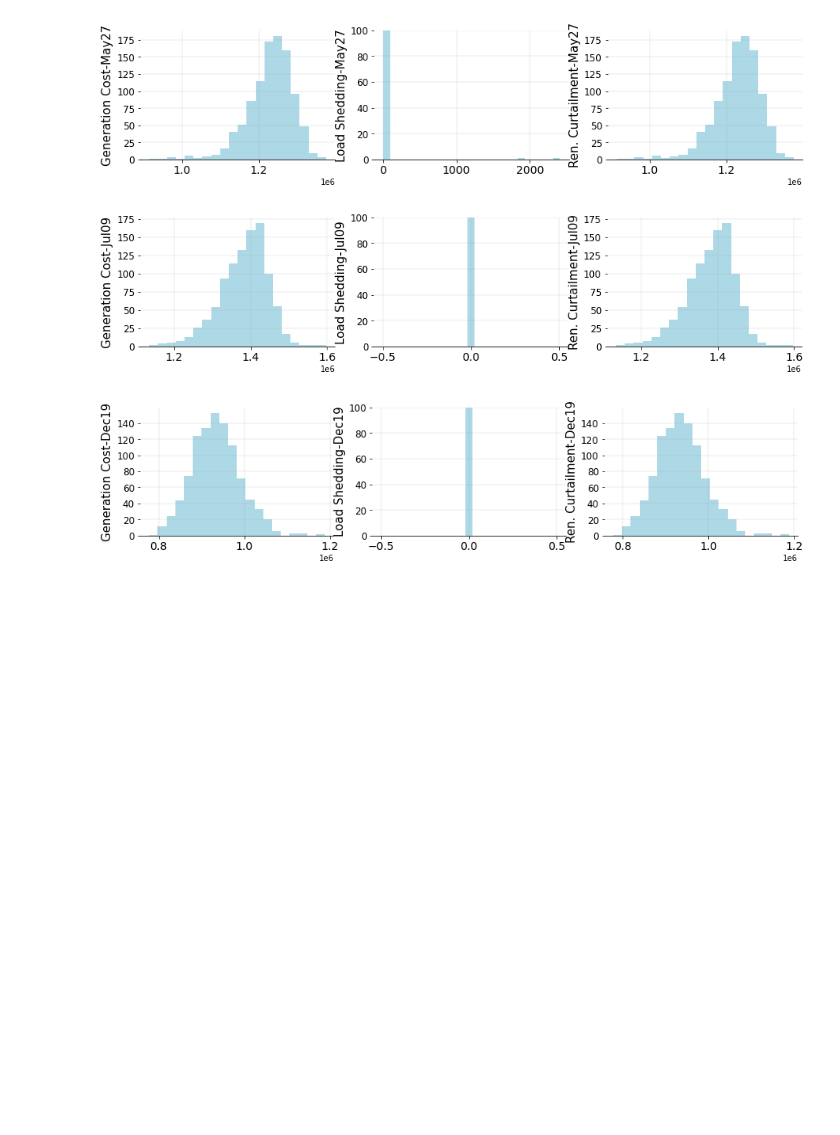
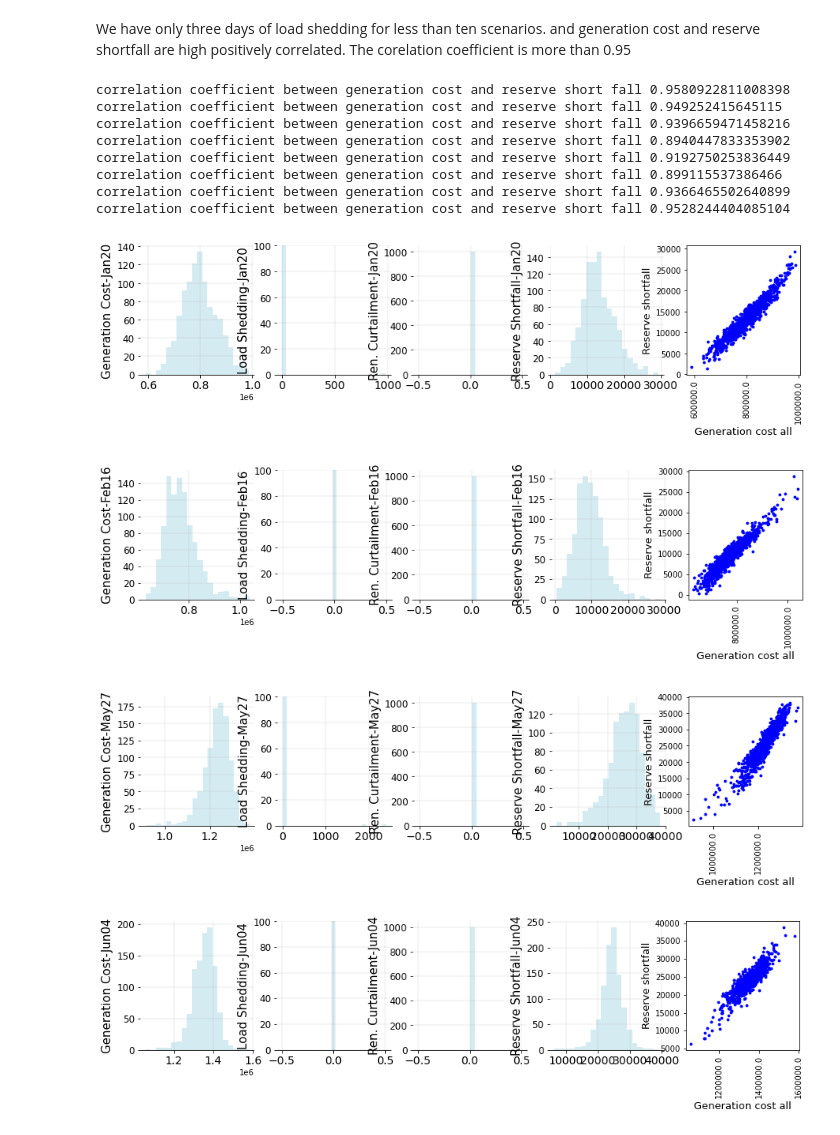
Before and after one commit to MahashwetaPatra/Financial-Modeling-Renewable-Energy, a Jupyter notebook: PythonJupyterNotebook/TexasDataRisk/RiskAllocation-TexasData.ipynb, the cells around one changed output. Cells and saved outputs as stored; diff of their text form; code cells hidden in the pictures; blank space fills up the shorter version.

```diff
--- a/PythonJupyterNotebook/TexasDataRisk/RiskAllocation-TexasData.ipynb
+++ b/PythonJupyterNotebook/TexasDataRisk/RiskAllocation-TexasData.ipynb
@@ -107,10 +145,10 @@ def PlotingRelationship1(time, WindScenarios,WindMean,SolarScenarios,SolarMean,
 # %%
 file_dir = "C:\\Users\\Mahashweta Patra\\Downloads\\ProcessedDataTexas\\"
-for date in ["May27","Jul09","Dec19"]:
+for date in ["Jan20","Feb16","May27","Jun04","Jul09","Sep04","Nov20","Dec19"]:
     WindScenarios = pd.read_csv(file_dir+date+"\\WindScenariosAggregated.csv")
     SolarScenarios=pd.read_csv(file_dir+date+"\\SolarScenariosAggregated.csv")
     LoadScenarios=pd.read_csv(file_dir+date+"\\LoadScenariosAggregated.csv")
-    Mean = pd.read_csv(file_dir+date+"\\Mean.csv")
-    time= Mean['time']
+    MeanScenario = pd.read_csv(file_dir+date+"\\Mean.csv")
+    time= MeanScenario['time']
     PlotingScenarios(time, WindScenarios,SolarScenarios, LoadScenarios)
 # %% [output]
@@ -120,13 +163,23 @@ for date in ["May27","Jul09","Dec19"]:
+# %% [markdown]
+We have only three days of load shedding for less than ten scenarios. and generation cost and reserve shortfall are high positively correlated. The corelation coefficient is more than 0.95
 # %%
-for date in ["May27","Jul09","Dec19"]:
+for date in ["Jan20","Feb16","May27","Jun04","Jul09","Sep04","Nov20","Dec19"]:
     VaticOutput = pd.read_csv(file_dir+date+"\\VaticOutput.csv")
     GenerationCostAll=VaticOutput['GenerationCostAll']
     LoadSheddingAll=VaticOutput['LoadSheddingAll']
     RenewableCurtailmentAll=VaticOutput['RenewableCurtailmentAll']
-    Mean = pd.read_csv(file_dir+date+"\\Mean.csv")
-    time= Mean['time']
-    PlotingVaticOutput(time,GenerationCostAll, LoadSheddingAll, RenewableCurtailmentAll, date)
+    ReserveShortfallAll=VaticOutput['ReserveShortfallAll']
+    PlotingVaticOutput(GenerationCostAll, LoadSheddingAll, RenewableCurtailmentAll, ReserveShortfallAll, date)
 # %% [output]
+correlation coefficient between generation cost and reserve short fall 0.9580922811008398
+correlation coefficient between generation cost and reserve short fall 0.949252415645115
+correlation coefficient between generation cost and reserve short fall 0.9396659471458216
+correlation coefficient between generation cost and reserve short fall 0.8940447833353902
+correlation coefficient between generation cost and reserve short fall 0.9192750253836449
+correlation coefficient between generation cost and reserve short fall 0.899115537386466
+correlation coefficient between generation cost and reserve short fall 0.9366465502640899
+correlation coefficient between generation cost and reserve short fall 0.9528244404085104
-[figure, old version]
+[figure, new version]
-[figure, old version]
+[figure, new version]
-[figure, old version]
+[figure, new version]
+[figure, added]
```
Also changed, not shown: parts of 11 cells of this notebook, 1 other file.
